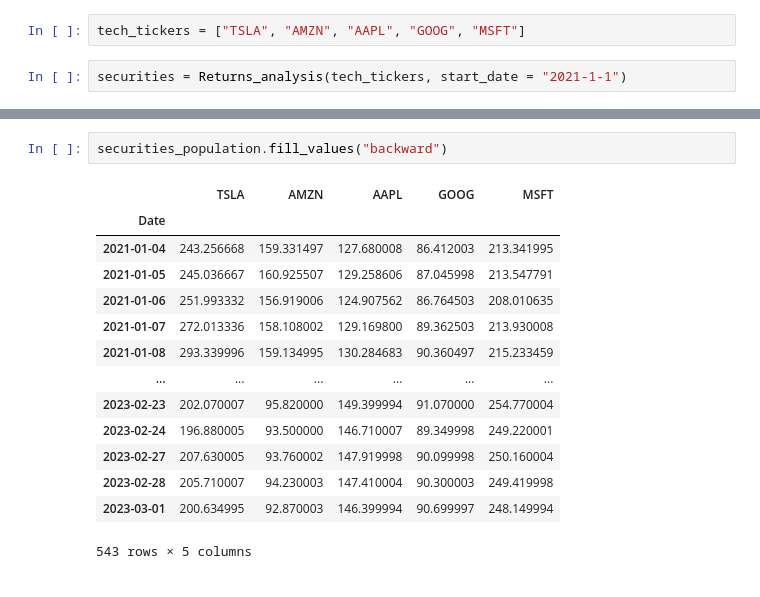
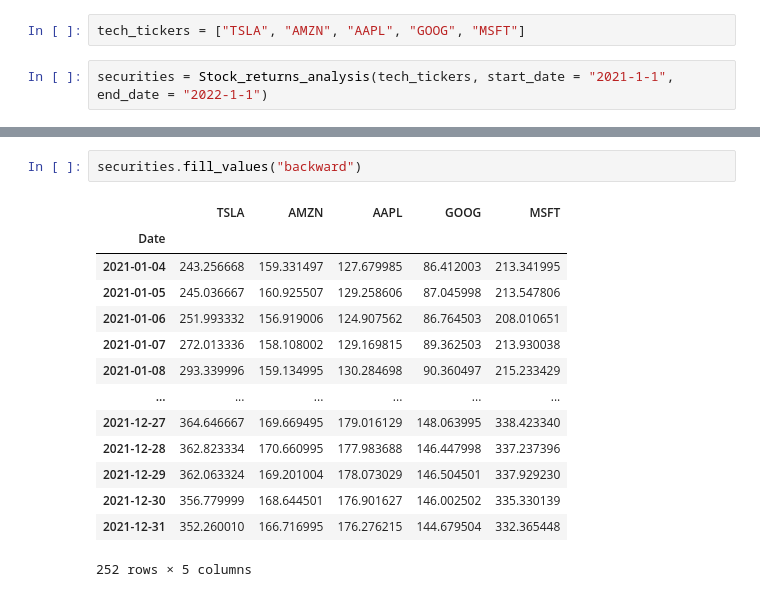
Before and after one commit to Lester-723/Data-Analytics-Projects-, a Jupyter notebook: Securities Analysis Project/Analysis_of_Big_data_stock.ipynb, the cells around one changed output, grey strips where cells are left out. Saved outputs shown, nothing was run; the diff lists cells and outputs as text.

```diff
--- a/Securities Analysis Project/Analysis_of_Big_data_stock.ipynb
+++ b/Securities Analysis Project/Analysis_of_Big_data_stock.ipynb
@@ -13,7 +13,7 @@ import sys
 # %%
 tech_tickers = ["TSLA", "AMZN", "AAPL", "GOOG", "MSFT"]
 # %%
-securities = Returns_analysis(tech_tickers, start_date = "2021-1-1")
+securities = Stock_returns_analysis(tech_tickers, start_date = "2021-1-1", end_date = "2022-1-1")
 # %%
 securities.download_stocks_closing(column_name = "Adj Close")
 # %% [output]
@@ -48,20 +57,20 @@ securities.closing_stock_data.corr()
 # %%
-securities_population.fill_values("backward")
+securities.fill_values("backward")
 # %% [output]
 |  | TSLA | AMZN | AAPL | GOOG | MSFT |
 | Date |  |  |  |  |  |
-| 2021-01-04 | 243.256668 | 159.331497 | 127.680008 | 86.412003 | 213.341995 |
-| 2021-01-05 | 245.036667 | 160.925507 | 129.258606 | 87.045998 | 213.547791 |
-| 2021-01-06 | 251.993332 | 156.919006 | 124.907562 | 86.764503 | 208.010635 |
-| 2021-01-07 | 272.013336 | 158.108002 | 129.169800 | 89.362503 | 213.930008 |
-| 2021-01-08 | 293.339996 | 159.134995 | 130.284683 | 90.360497 | 215.233459 |
+| 2021-01-04 | 243.256668 | 159.331497 | 127.679985 | 86.412003 | 213.341995 |
+| 2021-01-05 | 245.036667 | 160.925507 | 129.258606 | 87.045998 | 213.547806 |
+| 2021-01-06 | 251.993332 | 156.919006 | 124.907562 | 86.764503 | 208.010651 |
+| 2021-01-07 | 272.013336 | 158.108002 | 129.169815 | 89.362503 | 213.930038 |
+| 2021-01-08 | 293.339996 | 159.134995 | 130.284698 | 90.360497 | 215.233429 |
 | ... | ... | ... | ... | ... | ... |
-| 2023-02-23 | 202.070007 | 95.820000 | 149.399994 | 91.070000 | 254.770004 |
-| 2023-02-24 | 196.880005 | 93.500000 | 146.710007 | 89.349998 | 249.220001 |
-| 2023-02-27 | 207.630005 | 93.760002 | 147.919998 | 90.099998 | 250.160004 |
-| 2023-02-28 | 205.710007 | 94.230003 | 147.410004 | 90.300003 | 249.419998 |
-| 2023-03-01 | 200.634995 | 92.870003 | 146.399994 | 90.699997 | 248.149994 |
+| 2021-12-27 | 364.646667 | 169.669495 | 179.016129 | 148.063995 | 338.423340 |
+| 2021-12-28 | 362.823334 | 170.660995 | 177.983688 | 146.447998 | 337.237396 |
+| 2021-12-29 | 362.063324 | 169.201004 | 178.073029 | 146.504501 | 337.929230 |
+| 2021-12-30 | 356.779999 | 168.644501 | 176.901627 | 146.002502 | 335.330139 |
+| 2021-12-31 | 352.260010 | 166.716995 | 176.276215 | 144.679504 | 332.365448 |
-543 rows × 5 columns
+252 rows × 5 columns
 # %%
 securities.data_distribution()
 # %% [output]
```
Also changed, not shown: parts of 10 cells of this notebook, 1 other file.
